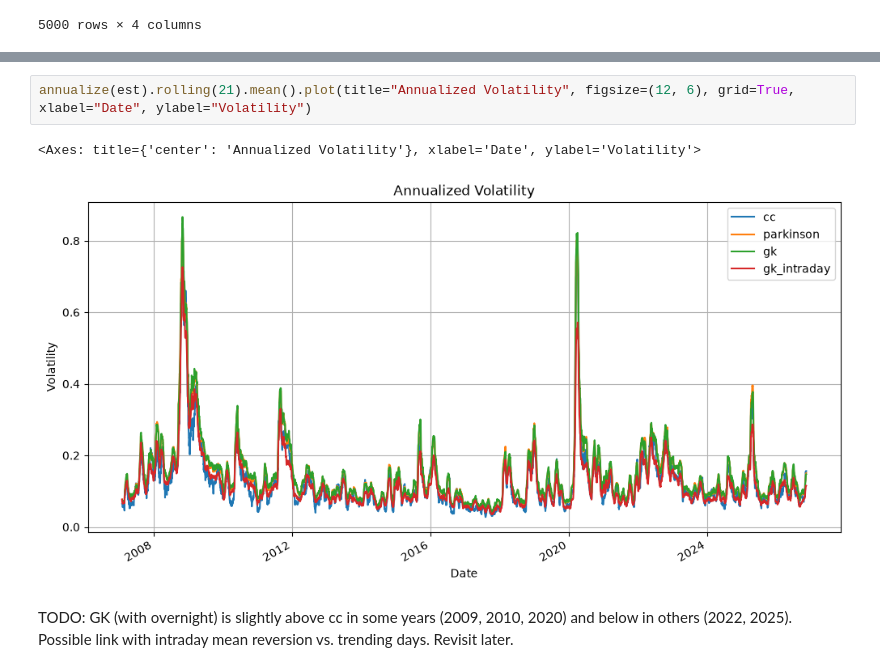
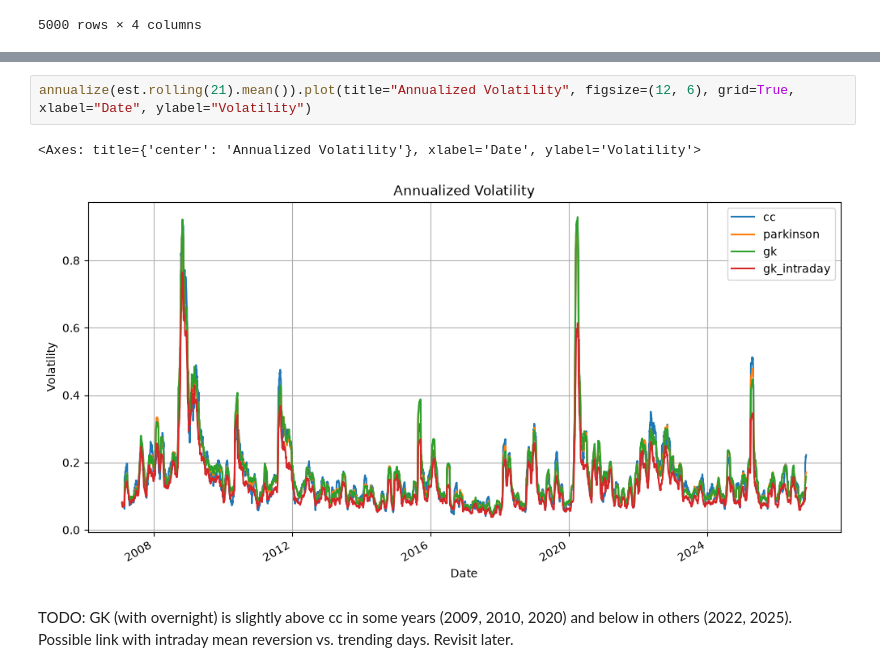
Before and after one commit to aymanebouhsain-lgtm/crossasset-vol, a Jupyter notebook: notebooks/02_estimators.ipynb, the cells around one changed output, grey strips where cells are left out. Saved outputs shown, nothing was run; the diff lists cells and outputs as text.

```diff
--- a/notebooks/02_estimators.ipynb
+++ b/notebooks/02_estimators.ipynb
@@ -32,7 +38,7 @@ est
 # %%
-annualize(est).rolling(21).mean().plot(title="Annualized Volatility", figsize=(12, 6), grid=True, xlabel="Date", ylabel="Volatility")
+annualize(est.rolling(21).mean()).plot(title="Annualized Volatility", figsize=(12, 6), grid=True, xlabel="Date", ylabel="Volatility")
 # %% [output]
 <Axes: title={'center': 'Annualized Volatility'}, xlabel='Date', ylabel='Volatility'>
-[figure, old version]
+[figure, new version]
 # %% [markdown]
 TODO: GK (with overnight) is slightly above cc in some years (2009, 2010, 2020) and below in others (2022, 2025). Possible link with intraday mean reversion vs. trending days. Revisit later.
```
Also changed, not shown: parts of 1 cell of this notebook.
